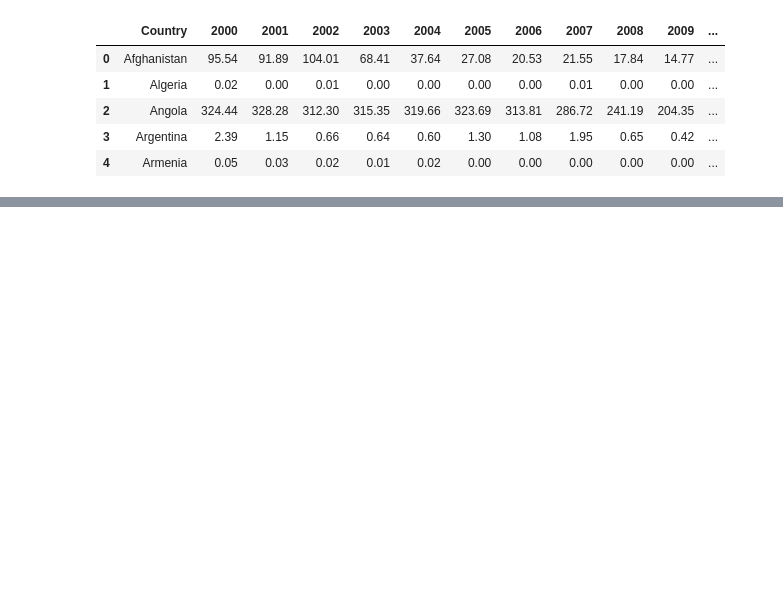
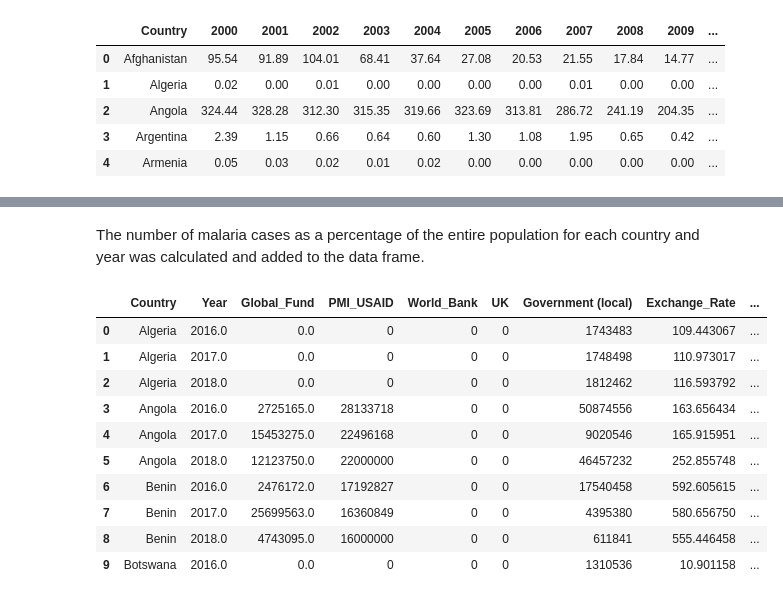
Before and after one commit to tanyaedwards/Malaria-EDA, a Jupyter notebook: Malaria_DataCleaning.ipynb, the cells around one changed output, grey strips where cells are left out. Saved outputs shown, nothing was run; the diff lists cells and outputs as text; code cells hidden in the pictures; blank space fills up the shorter version.

```diff
--- a/Malaria_DataCleaning.ipynb
+++ b/Malaria_DataCleaning.ipynb
@@ -274,0 +546,12 @@ fig3.write_image('Figures/bar/Inc_Malaria_AfricanCountries.jpg')
+# %%
+#cross checking names and merging dataframes
+Funding_inc = inc_cases_africa.drop('AU_Region',axis=1)
+Names_Crosscheck(Funding_inc['Country'], Funding_df['Country'], print_out=False)
+Funding_years = [str(num) for num in range(2000,2019)]
+Funding_inc = pd.melt(inc_cases_africa, id_vars='Country', value_vars=Funding_years,
+                      var_name='Year', value_name='Inc_Cases')
+Funding_inc['Year'] = pd.to_numeric(Funding_inc['Year'])
+Funding_df = pd.merge(Funding_df, Funding_inc, how='inner',
+                      left_on=['Country','Year'], right_on=['Country','Year'])
+
+Funding_df.head()
@@ -274,0 +569,40 @@ fig3.write_image('Figures/bar/Inc_Malaria_AfricanCountries.jpg')
+# %%
+#Adding population data
+Pop_df = pd.read_csv('Data/World_Bank/Population/Population.csv')
+Pop_df = Pop_df.drop(['Country Code','Indicator Name','Indicator Code','Unnamed: 64'],axis=1)
+Pop_years = [str(num) for num in range(2016,2019)]
+Pop_df = pd.melt(Pop_df, id_vars='Country Name', value_vars=Pop_years,
+                 var_name='Year', value_name='Population')
+Names_Crosscheck(Funding_df['Country'], Pop_df['Country Name'], print_out=False)
+Pop_df = Rename(old_names, new_names, Pop_df)
+Pop_df['Year'] = pd.to_numeric(Pop_df['Year'])
+Funding_df = pd.merge(Funding_df, Pop_df, how='inner',
+                      left_on=['Country','Year'], right_on=['Country Name',"Year"])
+Funding_df = Funding_df.drop('Country Name',axis=1)
+Funding_df['Funding_per_capita'] = Funding_df['Total_Funding']/Funding_df['Population']
+# %% [markdown]
+The number of malaria cases as a percentage of the entire population for each country and year was calculated and added to the data frame.
+# %%
+#Adding estimated cases to data frame
+years=[str(num) for num in range(2016,2018)]
+Funding_est = pd.melt(est_cases, id_vars='Country', value_vars=years,
+                      var_name='Year', value_name='Est_Cases')
+Funding_est['Year'] = pd.to_numeric(Funding_est['Year'])
+Funding_df = pd.merge(Funding_df, Funding_est, how='left', left_on=['Country','Year'],
+                      right_on=['Country','Year'])
+#Adding estimated percentage of population with Malaria
+Funding_df['Pop_Perc_Est_Cases'] = Funding_df['Est_Cases']/Funding_df['Population']
+
+Funding_df.head(10)
+# %% [output]
+|  | Country | Year | Global_Fund | PMI_USAID | World_Bank | UK | Government (local) | Exchange_Rate | ... |
+| 0 | Algeria | 2016.0 | 0.0 | 0 | 0 | 0 | 1743483 | 109.443067 | ... |
+| 1 | Algeria | 2017.0 | 0.0 | 0 | 0 | 0 | 1748498 | 110.973017 | ... |
+| 2 | Algeria | 2018.0 | 0.0 | 0 | 0 | 0 | 1812462 | 116.593792 | ... |
+| 3 | Angola | 2016.0 | 2725165.0 | 28133718 | 0 | 0 | 50874556 | 163.656434 | ... |
+| 4 | Angola | 2017.0 | 15453275.0 | 22496168 | 0 | 0 | 9020546 | 165.915951 | ... |
+| 5 | Angola | 2018.0 | 12123750.0 | 22000000 | 0 | 0 | 46457232 | 252.855748 | ... |
+| 6 | Benin | 2016.0 | 2476172.0 | 17192827 | 0 | 0 | 17540458 | 592.605615 | ... |
+| 7 | Benin | 2017.0 | 25699563.0 | 16360849 | 0 | 0 | 4395380 | 580.656750 | ... |
+| 8 | Benin | 2018.0 | 4743095.0 | 16000000 | 0 | 0 | 611841 | 555.446458 | ... |
+| 9 | Botswana | 2016.0 | 0.0 | 0 | 0 | 0 | 1310536 | 10.901158 | ... |
```
Also changed, not shown: parts of 75 cells of this notebook, 3 other files.
